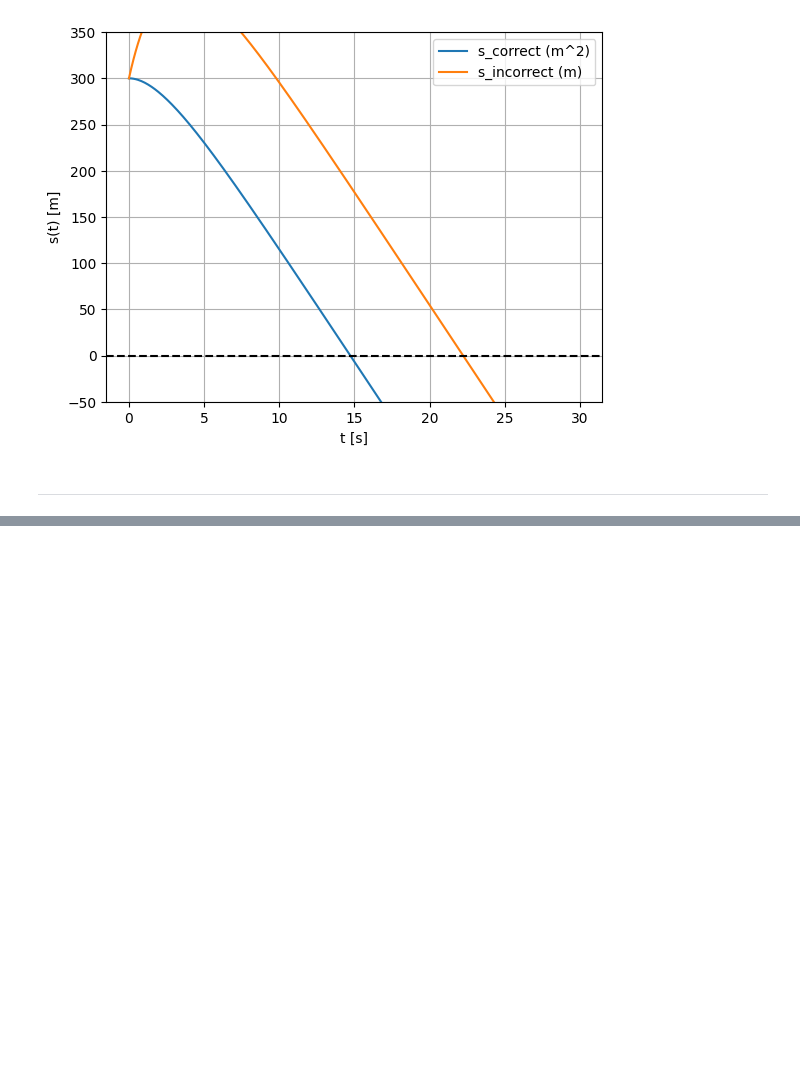
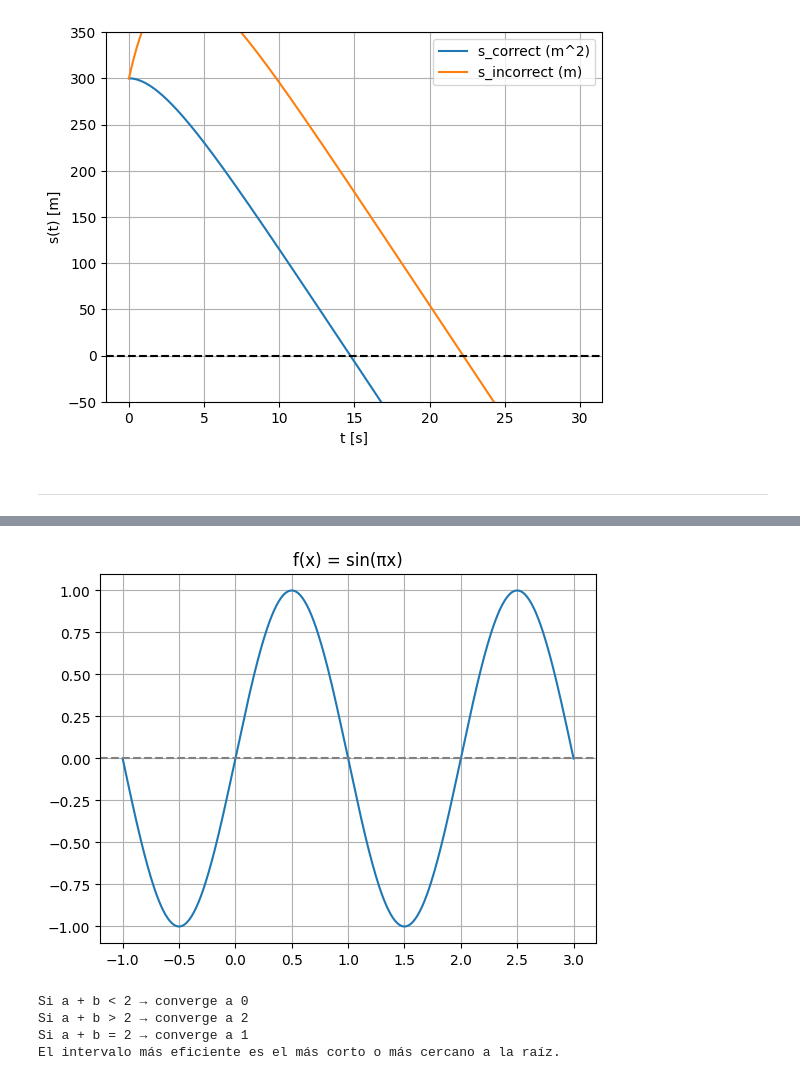
Before and after one commit to Aizel-shadow/Metodos_Numericos-, a Jupyter notebook: TAREAS/Tarea04.ipynb, the cells around one changed output, grey strips where cells are left out. Drawn from its saved outputs; the diff is of its cells as text; code cells hidden in the pictures; blank space fills up the shorter version.

```diff
--- a/TAREAS/Tarea04.ipynb
+++ b/TAREAS/Tarea04.ipynb
@@ -289,0 +295,6 @@ plt.show()
+# %%
+import numpy as np
+
+a, b, eps = 1, 2, 1e-4
+N = np.ceil((np.log(b - a) - np.log(eps)) / np.log(2))
+print(f"Iteraciones mínimas necesarias: {int(N)}")
@@ -289,0 +316,19 @@ plt.show()
+# %%
+f = lambda x: np.sin(np.pi*x)
+x = np.linspace(-1,3,400)
+plt.plot(x,f(x)); plt.axhline(0,color='gray',ls='--')
+plt.title("f(x) = sin(πx)")
+plt.grid(True); plt.show()
+
+print("""
+Si a + b < 2 → converge a 0
+Si a + b > 2 → converge a 2
+Si a + b = 2 → converge a 1
+El intervalo más eficiente es el más corto o más cercano a la raíz.
+""")
+# %% [output]
+[figure, added]
+Si a + b < 2 → converge a 0
+Si a + b > 2 → converge a 2
+Si a + b = 2 → converge a 1
+El intervalo más eficiente es el más corto o más cercano a la raíz.
```
Also changed, not shown: parts of 4 cells of this notebook.
